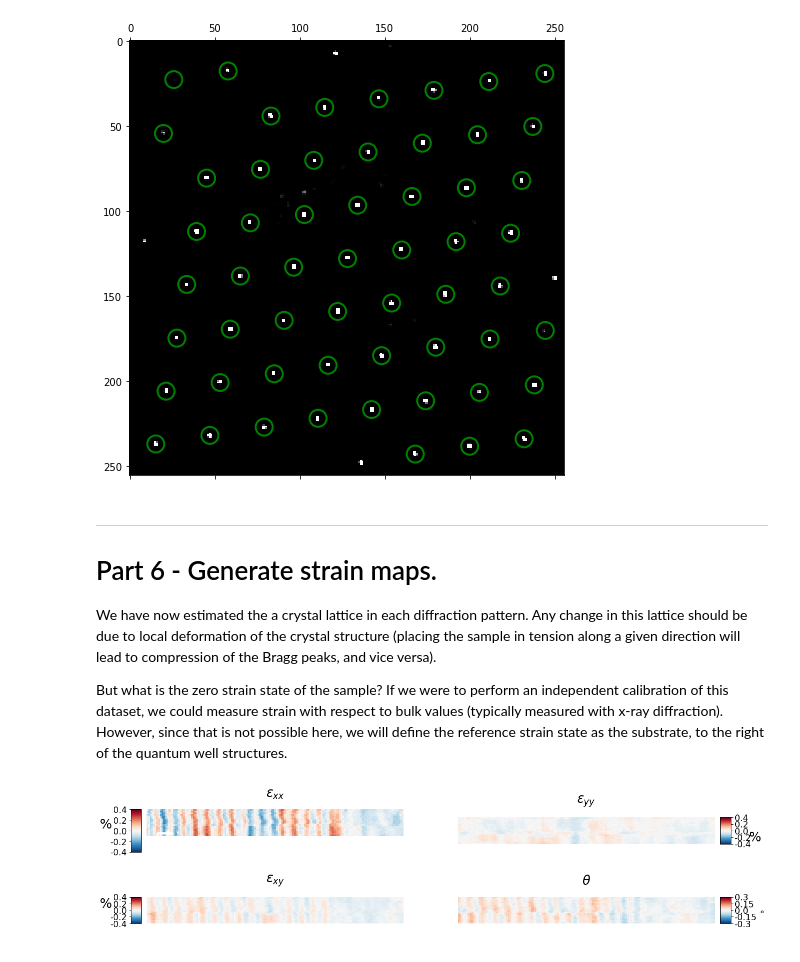
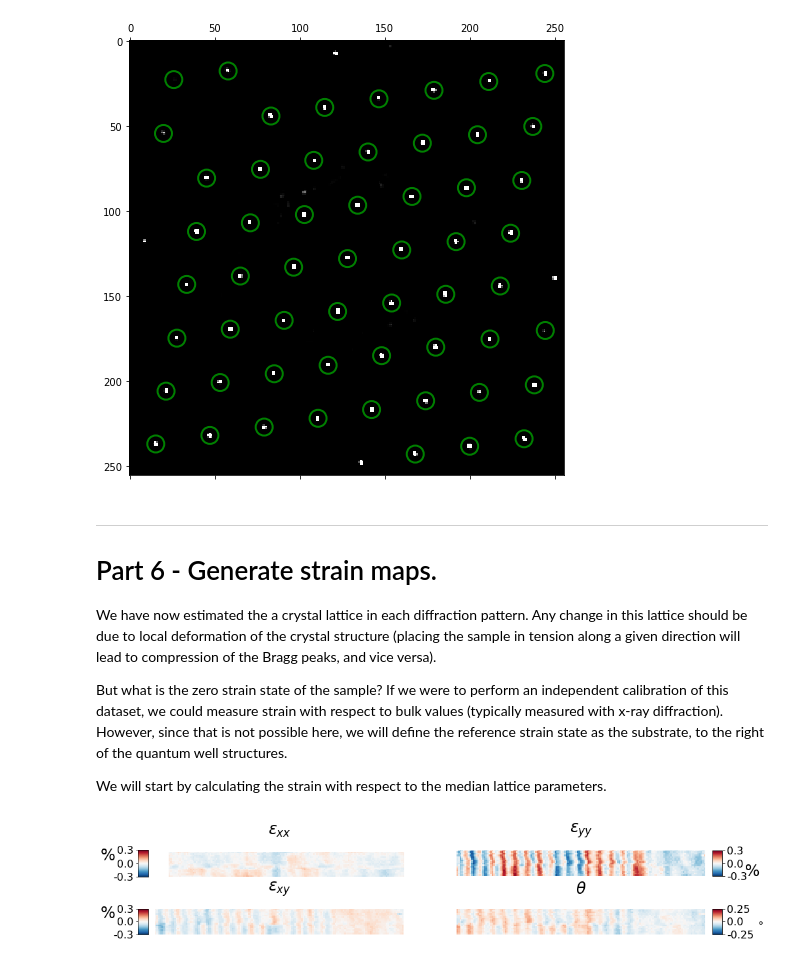
Before and after one commit to py4dstem/py4DSTEM_tutorials, a Jupyter notebook: strain_crystalline/strain_simple_quantum_well.ipynb, the cells around one changed output. Saved outputs shown, nothing was run; the diff lists cells and outputs as text; code cells hidden in the pictures.

```diff
--- a/strain_crystalline/strain_simple_quantum_well.ipynb
+++ b/strain_crystalline/strain_simple_quantum_well.ipynb
@@ -488,8 +488,7 @@ bragg_peaks_indexed = py4DSTEM.process.latticevectors.add_indices_to_braggpeaks(
     qy_shift=qy0)
 # %%
 # Finally, we fit the lattice in all diffraction images
-g1g2_map = py4DSTEM.process.latticevectors.fit_lattice_vectors_all_DPs(
-    bragg_peaks_indexed)
+g1g2_map = py4DSTEM.process.latticevectors.fit_lattice_vectors_all_DPs(bragg_peaks_indexed)
 # %% [markdown]
 ---
 # Part 6 - Generate strain maps.<a class="anchor" id="part_06"></a>
@@ -497,34 +496,39 @@ g1g2_map = py4DSTEM.process.latticevectors.fit_lattice_vectors_all_DPs(
 We have now estimated the a crystal lattice in each diffraction pattern. Any change in this lattice should be due to local deformation of the crystal structure (placing the sample in tension along a given direction will lead to compression of the Bragg peaks, and vice versa).
 
 But what is the zero strain state of the sample? If we were to perform an independent calibration of this dataset, we could measure strain with respect to bulk values (typically measured with x-ray diffraction). However, since that is not possible here, we will define the reference strain state as the substrate, to the right of the quantum well structures.
+
+We will start by calculating the strain with respect to the median lattice parameters.
 # %%
 # Compute the strain using the median of the measured g1g2 as reference
 strainmap_mediang1g2 = py4DSTEM.process.latticevectors.get_strain_from_reference_region(
     g1g2_map,
     mask=np.ones((dataset_corr.R_Nx,dataset_corr.R_Ny),dtype=bool))
 
-# Rotate the x direction of the grain the strain
-Q_xaxis_x=g1[0]-g2[0]
-Q_xaxis_y=g1[1]-g2[1]
+# Rotate the lattice direction of the strain map
+# (pattern is rotated with respect to the scan direction)
+Q_xaxis_x=g1[0]+g2[0]
+Q_xaxis_y=g1[1]+g2[1]
 strainmap = py4DSTEM.process.latticevectors.get_rotated_strain_map(
     strainmap_mediang1g2,
     Q_xaxis_x,Q_xaxis_y)
 
-# Show
+# plot the 4 components of the strain tensor
 py4DSTEM.visualize.show_strain(
     strainmap,
-    vrange_exx=[-0.4,0.4],
-    vrange_theta=[-0.3,0.3],
-    axes_x0=14,
-    axes_y0=6,
-    xaxis_x=1,
-    xaxis_y=0,
-    axes_length=10,
-    axes_width=1,
-    axes_color='w',xaxis_space='Q',
+    vrange_exx=[-0.3,0.3],
+    vrange_theta=[-0.25,0.25],
+    ticknumber=3,
+#     axes_x0=12,
+#     axes_y0=4,
+#     xaxis_x=1,
+#     xaxis_y=0,
+#     axes_length=1,
+#     axes_width=1,
+#     xaxis_space='Q',
+    axes_color='none',
     axes_labelsize=12,
-    axes_labelcolor='w',
+    axes_labelcolor='none',
     axes_plots=('exx'),
-    figsize=(20,5))
+    figsize=(16,3))
 # %% [output]
-[figure, old version]
+[figure, new version]
```
Also changed, not shown: parts of 5 cells of this notebook.
